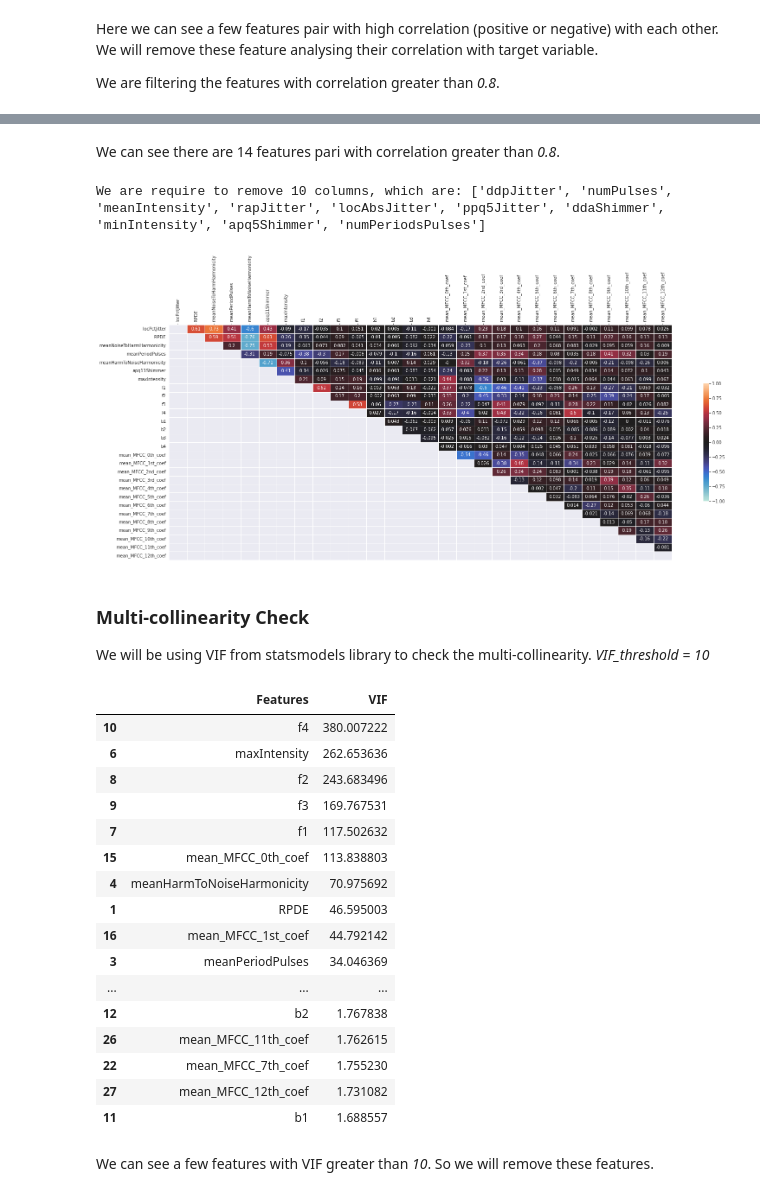
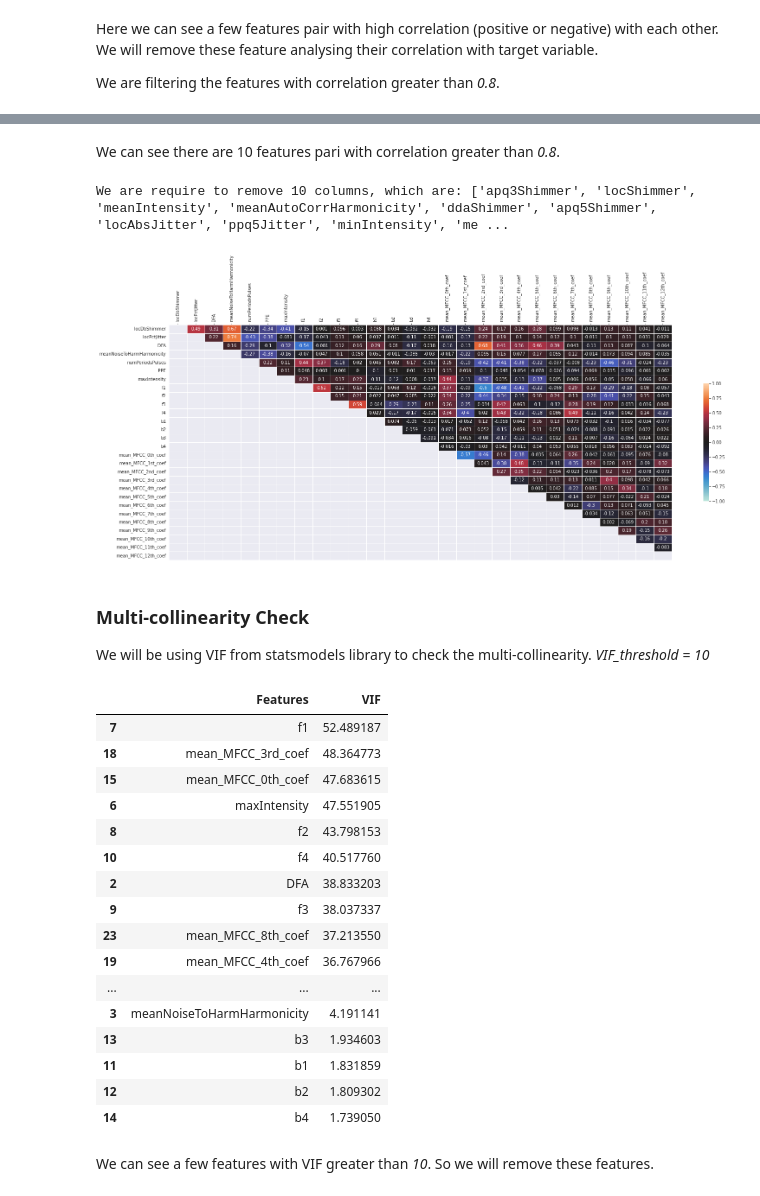
Before and after one commit to ShaileshAdhikari/parkinsons_classification, a Jupyter notebook: dataset/dataprocessing.ipynb, the cells around one changed output, grey strips where cells are left out. Cells and saved outputs as stored; diff of their text form; code cells hidden in the pictures.

```diff
--- a/dataset/dataprocessing.ipynb
+++ b/dataset/dataprocessing.ipynb
@@ -116,5 +123,6 @@ outliers
 # %%
-var_filter_df.drop(outliers, axis=0, inplace=True)
+var_filter_df = var_filter_df.drop(outliers, axis=0).reset_index(drop=True)
+y = y.drop(outliers, axis=0).reset_index(drop=True)
 # %% [markdown]
 ## Type 1 - Processing
 # %% [markdown]
@@ -156,17 +164,17 @@ feature_correlation_df
 # %% [markdown]
-We can see there are 14 features pari with correlation greater than *0.8*.
+We can see there are 10 features pari with correlation greater than *0.8*.
 # %%
 remove_corr_columns = to_remove_columns(var_filter_df, y, feature_correlation_df)
 print(f'We are require to remove {len(remove_corr_columns)} columns, which are: {remove_corr_columns}')
 # %% [output]
-We are require to remove 10 columns, which are: ['ddpJitter', 'numPulses', 'meanIntensity', 'rapJitter', 'locAbsJitter', 'ppq5Jitter', 'ddaShimmer', 'minIntensity', 'apq5Shimmer', 'numPeriodsPulses']
+We are require to remove 10 columns, which are: ['apq3Shimmer', 'locShimmer', 'meanIntensity', 'meanAutoCorrHarmonicity', 'ddaShimmer', 'apq5Shimmer', 'locAbsJitter', 'ppq5Jitter', 'minIntensity', 'me ...
 # %%
 corr_filter_df = var_filter_df.drop(remove_corr_columns, axis=1)
 # %%
 # Lets visualize correlation matrix
 correlation_heatmap(corr_filter_df)
 # %% [output]
-[figure, old version]
+[figure, new version]
 # %% [markdown]
 ### Multi-collinearity Check
 
@@ -175,37 +183,37 @@ We will be using VIF from statsmodels library to check the multi-collinearity.
 # %%
 from statsmodels.stats.outliers_influence import variance_inflation_factor
 
-vif_threshold = 10
+vif_threshold = 30
 
  # VIF dataframe
 vif_data = pd.DataFrame(corr_filter_df.columns, columns=['Features'])
 # calculating VIF for each feature
 vif_data["VIF"] = [
     variance_inflation_factor(corr_filter_df, i)
     for i in range(len(corr_filter_df.columns))
 ]
 # Sort VIF in descending order
 vif_data.sort_values(by='VIF',ascending=False ,inplace=True)
 vif_data
 # vif_data[vif_data.VIF > vif_threshold]
 # %% [output]
 |  | Features | VIF |
-| 10 | f4 | 380.007222 |
-| 6 | maxIntensity | 262.653636 |
-| 8 | f2 | 243.683496 |
-| 9 | f3 | 169.767531 |
-| 7 | f1 | 117.502632 |
-| 15 | mean_MFCC_0th_coef | 113.838803 |
-| 4 | meanHarmToNoiseHarmonicity | 70.975692 |
-| 1 | RPDE | 46.595003 |
-| 16 | mean_MFCC_1st_coef | 44.792142 |
-| 3 | meanPeriodPulses | 34.046369 |
+| 7 | f1 | 52.489187 |
+| 18 | mean_MFCC_3rd_coef | 48.364773 |
+| 15 | mean_MFCC_0th_coef | 47.683615 |
+| 6 | maxIntensity | 47.551905 |
+| 8 | f2 | 43.798153 |
+| 10 | f4 | 40.517760 |
+| 2 | DFA | 38.833203 |
+| 9 | f3 | 38.037337 |
+| 23 | mean_MFCC_8th_coef | 37.213550 |
+| 19 | mean_MFCC_4th_coef | 36.767966 |
 | ... | ... | ... |
-| 12 | b2 | 1.767838 |
-| 26 | mean_MFCC_11th_coef | 1.762615 |
-| 22 | mean_MFCC_7th_coef | 1.755230 |
-| 27 | mean_MFCC_12th_coef | 1.731082 |
-| 11 | b1 | 1.688557 |
+| 3 | meanNoiseToHarmHarmonicity | 4.191141 |
+| 13 | b3 | 1.934603 |
+| 11 | b1 | 1.831859 |
+| 12 | b2 | 1.809302 |
+| 14 | b4 | 1.739050 |
 # %% [markdown]
 We can see a few features with VIF greater than *10*. So we will remove these features.
 # %%
```
Also changed, not shown: parts of 18 cells of this notebook.
